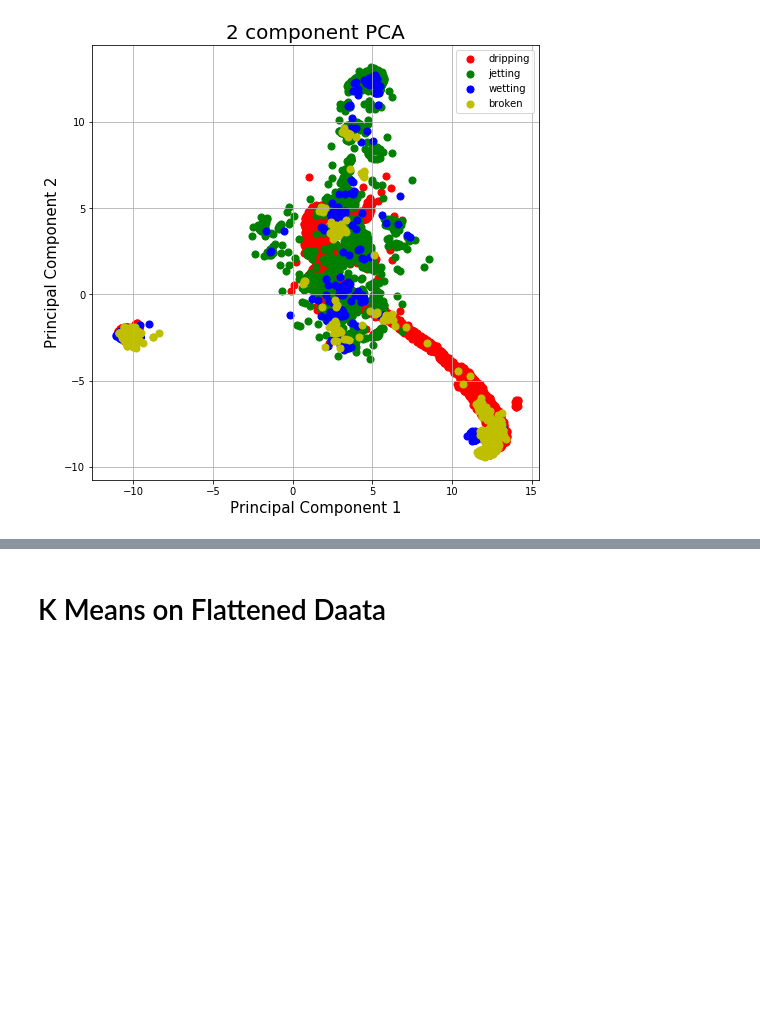
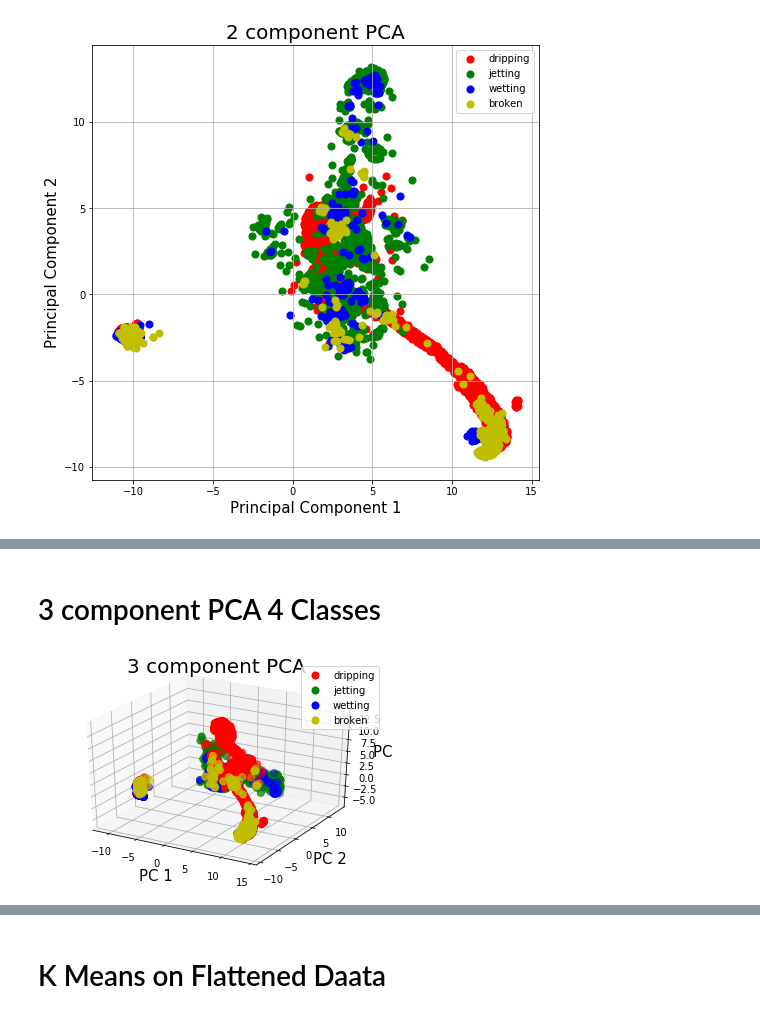
Before and after one commit to orpheus92/DSSI, a Jupyter notebook: Test.ipynb, the cells around one changed output, grey strips where cells are left out. Saved outputs shown, nothing was run; the diff lists cells and outputs as text; code cells hidden in the pictures; blank space fills up the shorter version.

```diff
--- a/Test.ipynb
+++ b/Test.ipynb
@@ -94,23 +153,31 @@ principalComponents = pca.fit_transform(im_data)
+# %% [markdown]
+# 3 component PCA 4 Classes
 # %%
+from sklearn.decomposition import PCA
+pca = PCA(n_components=3)
+principalComponents = pca.fit_transform(im_data)
+
 #%matplotlib ipympl  # Interactive Mode, Delay due to data size
 %matplotlib inline
 from mpl_toolkits.mplot3d import Axes3D
 fig = plt.figure()
 ax = fig.add_subplot(111, projection='3d')
 ax.set_xlabel('PC 1', fontsize = 15)
 ax.set_ylabel('PC 2', fontsize = 15)
 ax.set_zlabel('PC 3', fontsize = 15)
 ax.set_title('3 component PCA', fontsize = 20)
 targets = [0,1,2,3]
 states = ['dripping', 'jetting', 'wetting', 'broken']
 colors = ['r', 'g', 'b', 'y']
 for target, color, state in zip(targets,colors,states):
     ##indicesToKeep = finalDf['target'] == target
-    ind = im_lb == target
+    ind = im_lb4 == target
     ax.scatter(principalComponents[ind,0],#finalDf.loc[indicesToKeep, 'principal component 1']
                principalComponents[ind,1],#, finalDf.loc[indicesToKeep, 'principal component 2']
                principalComponents[ind,2],
                c = color,
                s = 50)
 ax.legend(states)
 ax.grid()
+# %% [output]
+[figure, added]
```
Also changed, not shown: parts of 45 cells of this notebook, 16 other files.
